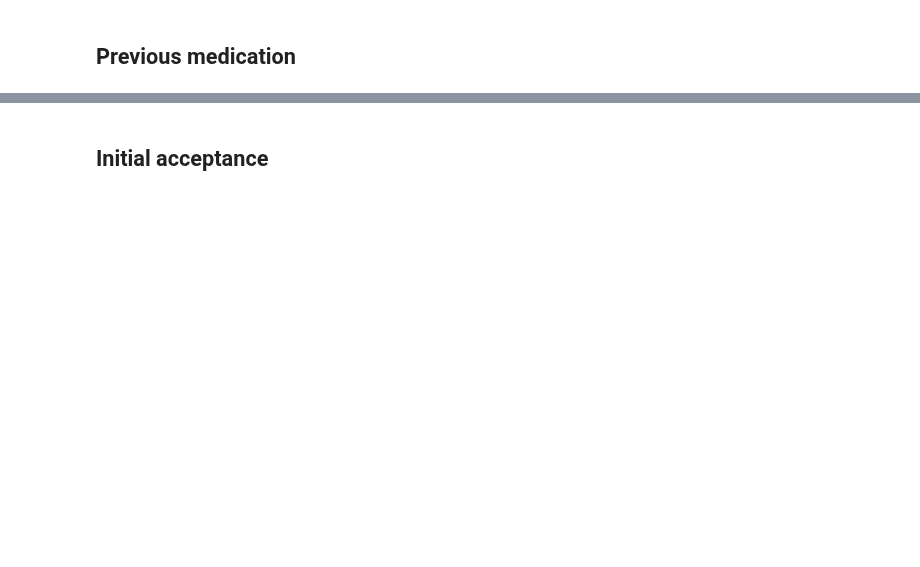
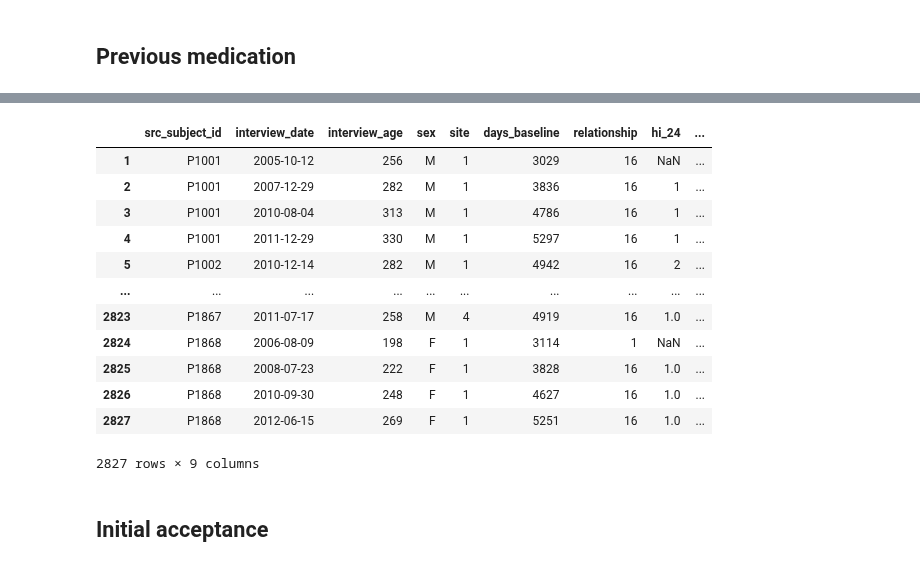
Before and after one commit to ALINA991/ADHD_fMRI, a Jupyter notebook: MTA/mta_find_med_vars.ipynb, the cells around one changed output, grey strips where cells are left out. Cells and saved outputs as stored; diff of their text form; code cells hidden in the pictures; blank space fills up the shorter version.

```diff
--- a/MTA/mta_find_med_vars.ipynb
+++ b/MTA/mta_find_med_vars.ipynb
@@ -320,2 +280,18 @@ dtype: object
+# %%
+prev_med
+# %% [output]
+|  | src_subject_id | interview_date | interview_age | sex | site | days_baseline | relationship | hi_24 | ... |
+| 1 | P1001 | 2005-10-12 | 256 | M | 1 | 3029 | 16 | NaN | ... |
+| 2 | P1001 | 2007-12-29 | 282 | M | 1 | 3836 | 16 | 1 | ... |
+| 3 | P1001 | 2010-08-04 | 313 | M | 1 | 4786 | 16 | 1 | ... |
+| 4 | P1001 | 2011-12-29 | 330 | M | 1 | 5297 | 16 | 1 | ... |
+| 5 | P1002 | 2010-12-14 | 282 | M | 1 | 4942 | 16 | 2 | ... |
+| ... | ... | ... | ... | ... | ... | ... | ... | ... | ... |
+| 2823 | P1867 | 2011-07-17 | 258 | M | 4 | 4919 | 16 | 1.0 | ... |
+| 2824 | P1868 | 2006-08-09 | 198 | F | 1 | 3114 | 1 | NaN | ... |
+| 2825 | P1868 | 2008-07-23 | 222 | F | 1 | 3828 | 16 | 1.0 | ... |
+| 2826 | P1868 | 2010-09-30 | 248 | F | 1 | 4627 | 16 | 1.0 | ... |
+| 2827 | P1868 | 2012-06-15 | 269 | F | 1 | 5251 | 16 | 1.0 | ... |
+2827 rows × 9 columns
 # %% [markdown]
 ## Initial acceptance
```
Also changed, not shown: parts of 27 cells of this notebook, 4 other files.
